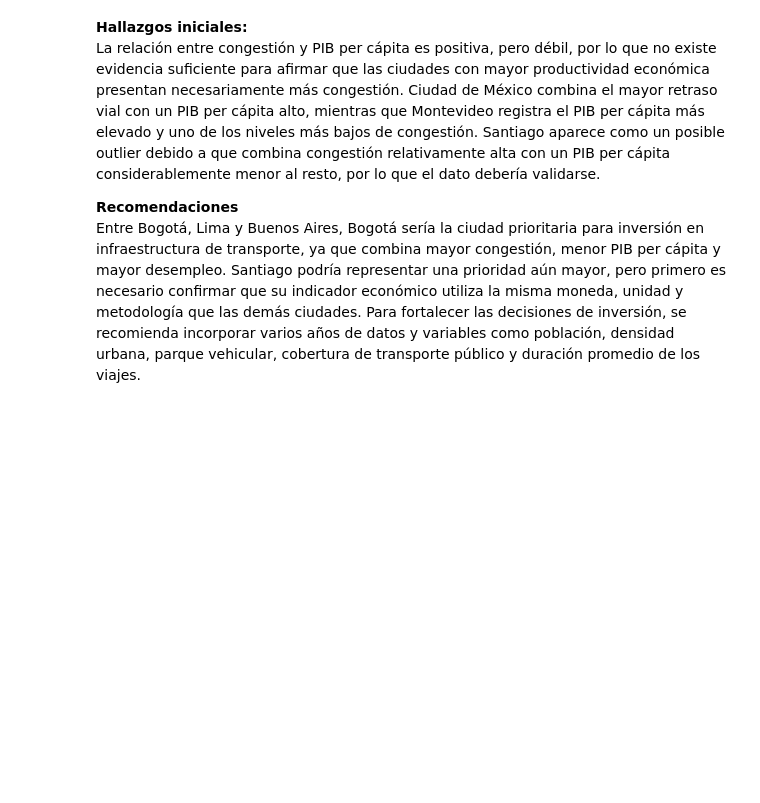
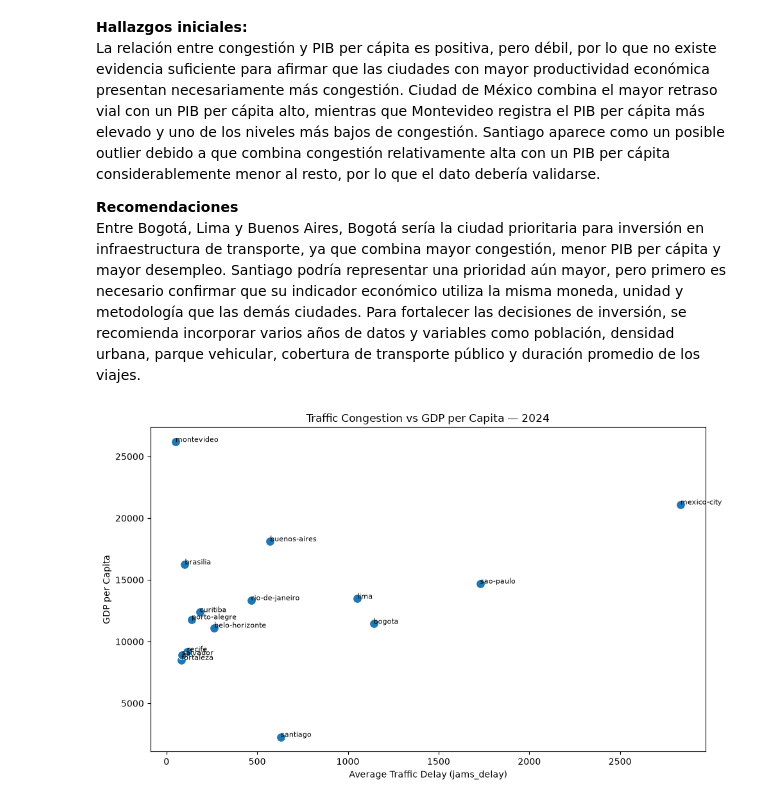
Before and after one commit to ivanediazm/urban-mobility-economic-analysis, a Jupyter notebook: urban_mobility_analysis.ipynb, the cells around one changed output. Drawn from its saved outputs; the diff is of its cells as text; code cells hidden in the pictures; blank space fills up the shorter version.

```diff
--- a/urban_mobility_analysis.ipynb
+++ b/urban_mobility_analysis.ipynb
@@ -390,3 +397,28 @@ Entre Bogotá, Lima y Buenos Aires, Bogotá sería la ciudad prioritaria para in
 #Creación de muestra del DataFrame "traffic"
 traffic_sample = traffic.sample(n=1000, random_state=42)
 traffic_sample.to_csv('traffic_sample.csv', index=False)
+# %%
+plt.figure(figsize=(10, 6))
+
+sns.scatterplot(
+    data=merged,
+    x="jams_delay",
+    y="city_gdp_capita",
+    s=100)
+
+for _, row in merged.iterrows():
+    plt.text(
+        row["jams_delay"],
+        row["city_gdp_capita"],
+        row["city"],
+        fontsize=8)
+
+plt.title("Traffic Congestion vs GDP per Capita — 2024")
+plt.xlabel("Average Traffic Delay (jams_delay)")
+plt.ylabel("GDP per Capita")
+plt.tight_layout()
+
+plt.savefig("congestion_vs_gdp.png", dpi=300, bbox_inches="tight")
+plt.show()
+# %% [output]
+[figure, added]
```
Also changed, not shown: parts of 1 cell of this notebook, 2 other files.
